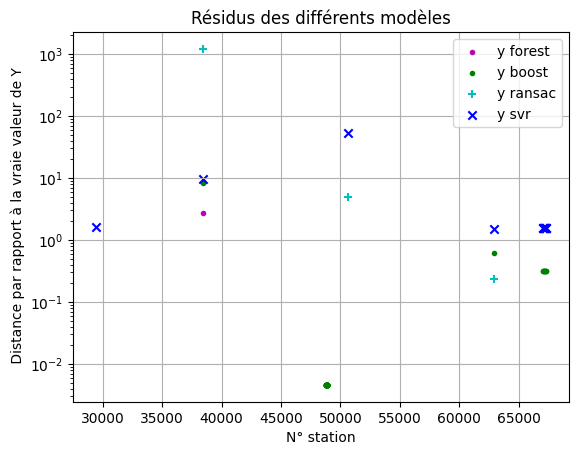
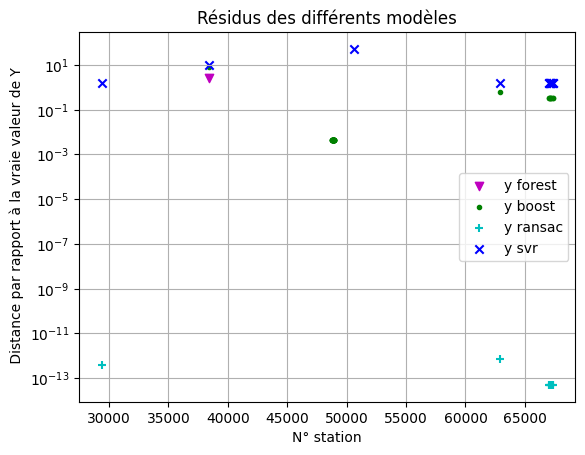
The change to this notebook cell's code, shown as a diff; its figure went from the first image to the second:
--- before
+++ after
@@ -2,8 +2,8 @@
 
 
-plt.scatter(index, y_pred_forest-ytest.values, color='m', label='y forest',marker='.')
-plt.scatter(index, y_pred_boost-ytest.values, color='g', label='y boost',marker='.')
-plt.scatter(index, y_pred_ransac-ytest.values, color='c', label='y ransac',marker='+')
-plt.scatter(index, y_pred_svr-ytest.values, color='b', label='y svr',marker='x')
+plt.scatter(index.values, y_pred_forest-ytest.values, color='m', label='y forest',marker='v')
+plt.scatter(index.values, y_pred_boost-ytest.values, color='g', label='y boost',marker='.')
+plt.scatter(index.values, y_pred_ransac-ytest.values, color='c', label='y ransac',marker='+')
+plt.scatter(index.values, y_pred_svr-ytest.values, color='b', label='y svr',marker='x')
 
 plt.yscale('log')

Commit: fin